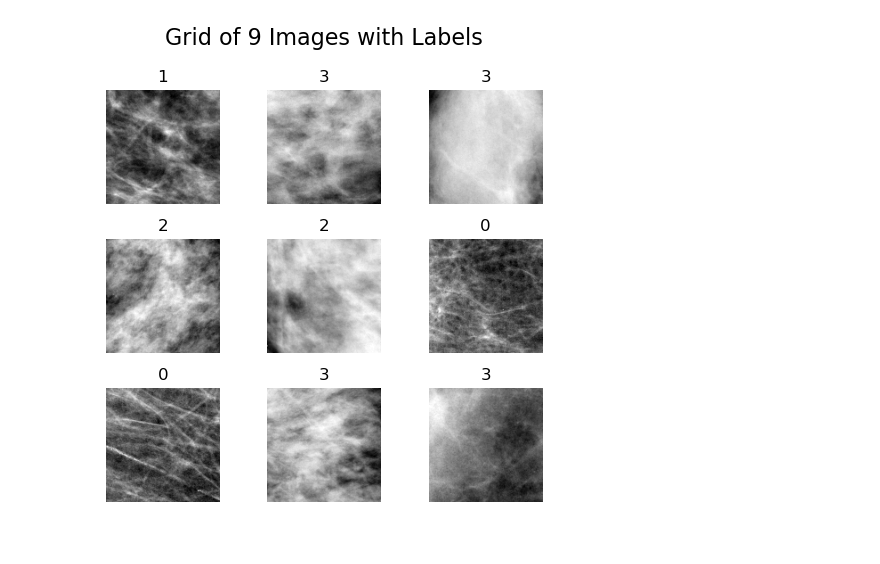
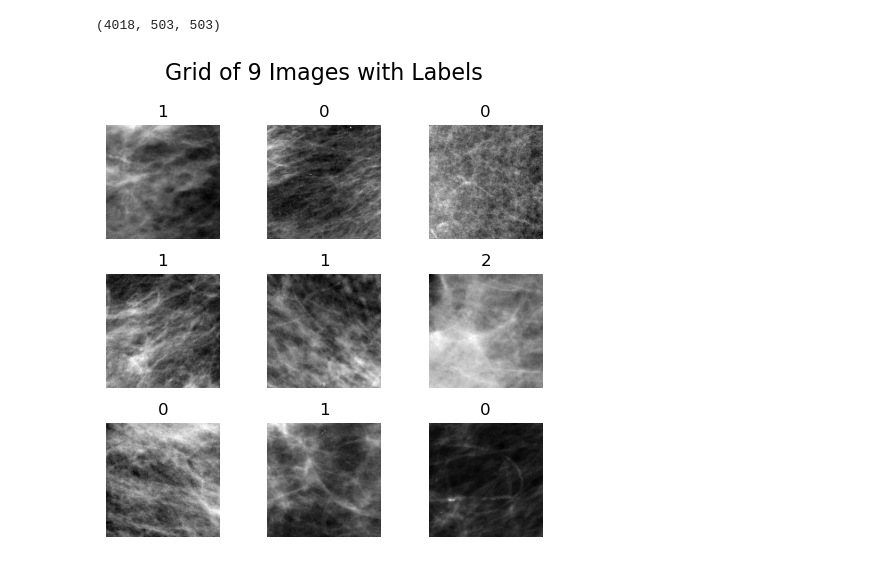
Before and after one commit to GomideLeo/latent-parser, a Jupyter notebook: notebook2.ipynb, the cells around one changed output. Cells and saved outputs as stored; diff of their text form; code cells hidden in the pictures.

```diff
--- a/notebook2.ipynb
+++ b/notebook2.ipynb
@@ -24,11 +30,18 @@ dataset = IrmaDataset(transform=transforms.Compose([transforms.ToTensor(),
                                                     #   transforms.Normalize((0.5,), (0.5,))
                                                     ]))
 
-dataloader = DataLoader(dataset, batch_size=batch_size,
-                        shuffle=True, num_workers=0)
+datasets = train_val_split(dataset, 0.1)
+datasets['test'] = datasets['val']
+datasets = {**datasets, **train_val_split(datasets['train'], 0.1/0.9)}
+
+dataloaders = {x:DataLoader(datasets[x], batch_size, shuffle=True) for x in ['train','test','val']}
+
+len(datasets['train']), len(datasets['test']), len(datasets['val'])
+# %% [output]
+(4018, 503, 503)
 # %%
 from src.utils.visualization import sample_images
 
-sample_images(dataloader)
+sample_images(dataloaders['train'])
 # %% [output]
-[figure, old version]
+[figure, new version]
```
Also changed, not shown: parts of 28 cells of this notebook, 10 other files.
